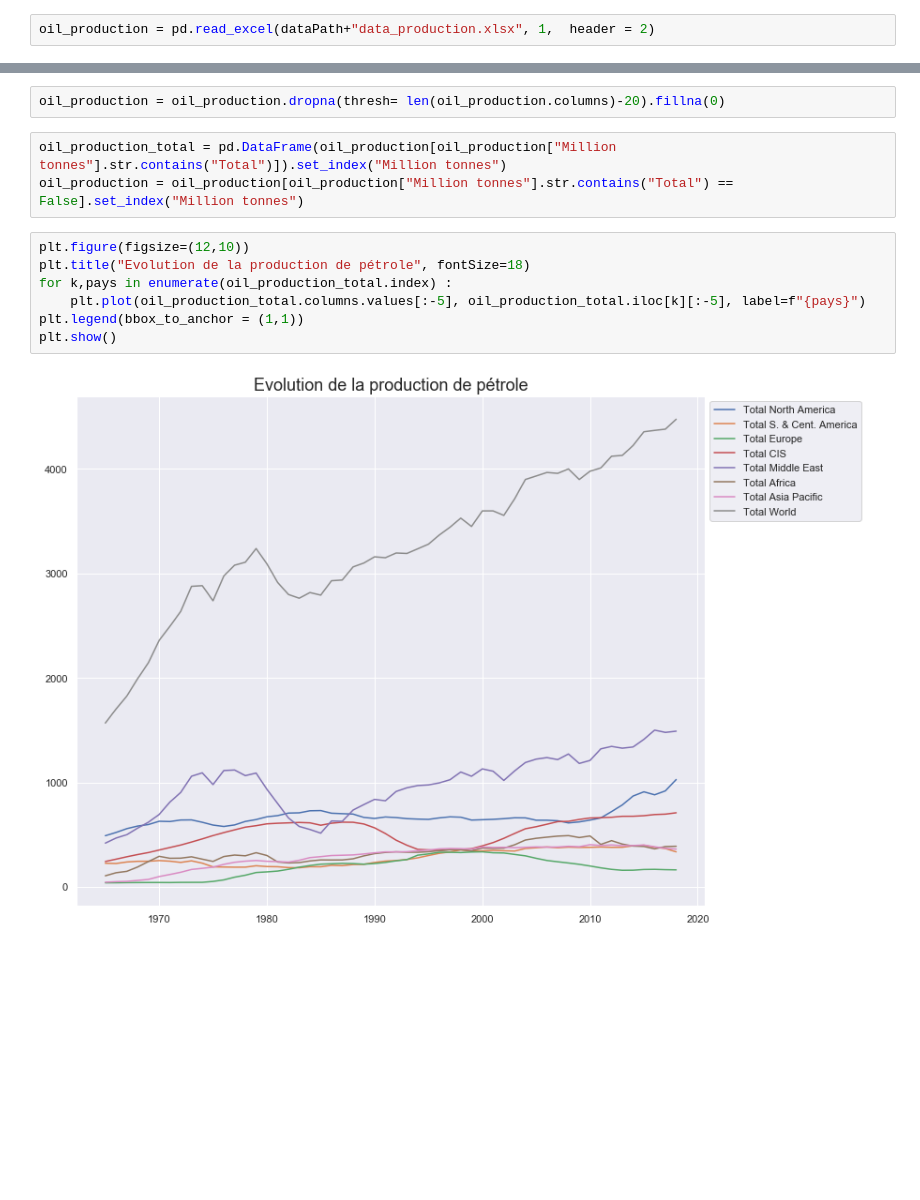
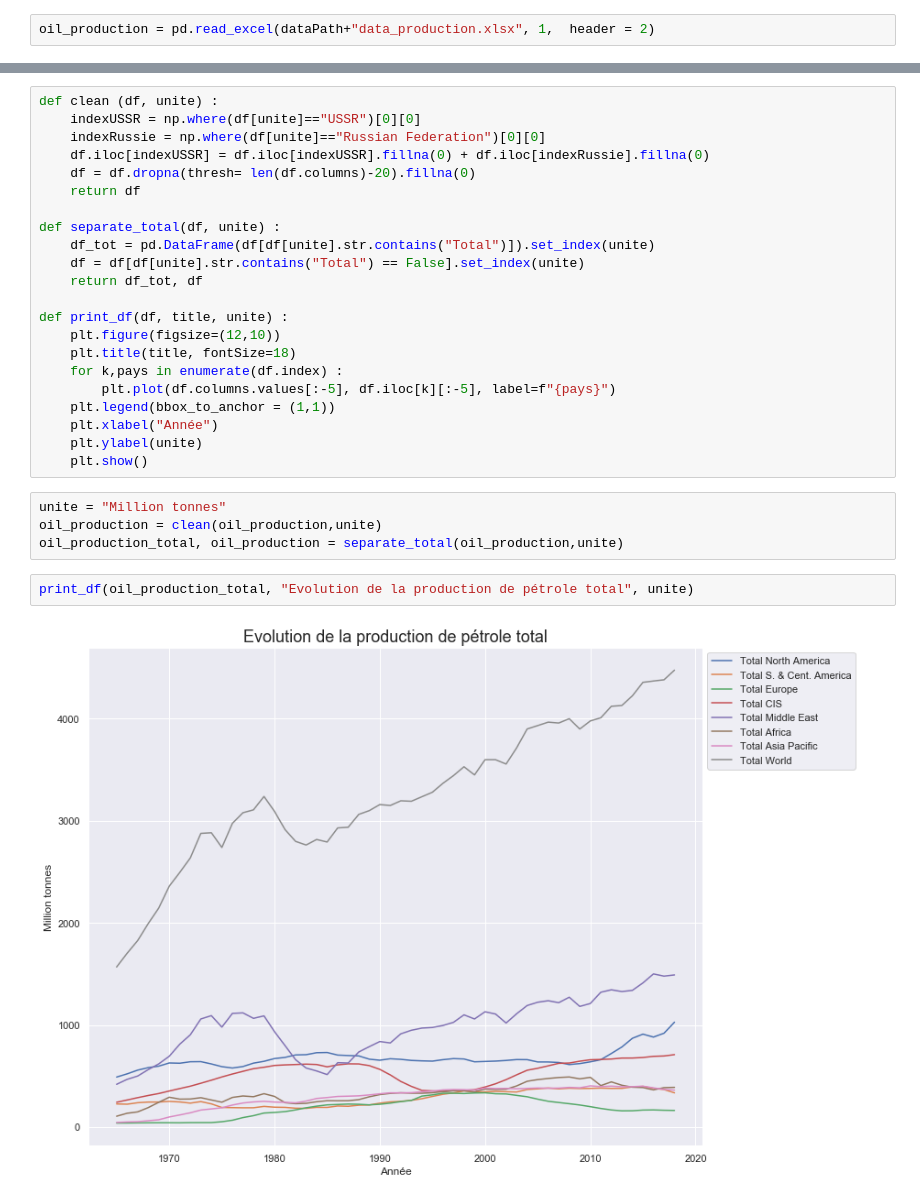
Before and after one commit to KevinFerin/HackatonMDI720, a Jupyter notebook: src/Hackathon.ipynb, the cells around one changed output, grey strips where cells are left out. Saved outputs shown, nothing was run; the diff lists cells and outputs as text; blank space fills up the shorter version.

```diff
--- a/src/Hackathon.ipynb
+++ b/src/Hackathon.ipynb
@@ -20,14 +20,30 @@ oil_production.iloc[26] = oil_production.iloc[26].fillna(0) + oil_production.ilo
-# %%
-oil_production = oil_production.dropna(thresh= len(oil_production.columns)-20).fillna(0)
-# %%
-oil_production_total = pd.DataFrame(oil_production[oil_production["Million tonnes"].str.contains("Total")]).set_index("Million tonnes")
-oil_production = oil_production[oil_production["Million tonnes"].str.contains("Total") == False].set_index("Million tonnes")
-# %%
-plt.figure(figsize=(12,10))
-plt.title("Evolution de la production de pétrole", fontSize=18)
-for k,pays in enumerate(oil_production_total.index) :
-    plt.plot(oil_production_total.columns.values[:-5], oil_production_total.iloc[k][:-5], label=f"{pays}")
-plt.legend(bbox_to_anchor = (1,1))
-plt.show()
-# %% [output]
-[figure, removed]
+# %%
+def clean (df, unite) :
+    indexUSSR = np.where(df[unite]=="USSR")[0][0]
+    indexRussie = np.where(df[unite]=="Russian Federation")[0][0]
+    df.iloc[indexUSSR] = df.iloc[indexUSSR].fillna(0) + df.iloc[indexRussie].fillna(0)
+    df = df.dropna(thresh= len(df.columns)-20).fillna(0)
+    return df
+
+def separate_total(df, unite) :
+    df_tot = pd.DataFrame(df[df[unite].str.contains("Total")]).set_index(unite)
+    df = df[df[unite].str.contains("Total") == False].set_index(unite)
+    return df_tot, df
+
+def print_df(df, title, unite) :
+    plt.figure(figsize=(12,10))
+    plt.title(title, fontSize=18)
+    for k,pays in enumerate(df.index) :
+        plt.plot(df.columns.values[:-5], df.iloc[k][:-5], label=f"{pays}")
+    plt.legend(bbox_to_anchor = (1,1))
+    plt.xlabel("Année")
+    plt.ylabel(unite)
+    plt.show()
+# %%
+unite = "Million tonnes"
+oil_production = clean(oil_production,unite)
+oil_production_total, oil_production = separate_total(oil_production,unite)
+# %%
+print_df(oil_production_total, "Evolution de la production de pétrole total", unite)
+# %% [output]
+[figure, added]
```
Also changed, not shown: parts of 10 cells of this notebook.
